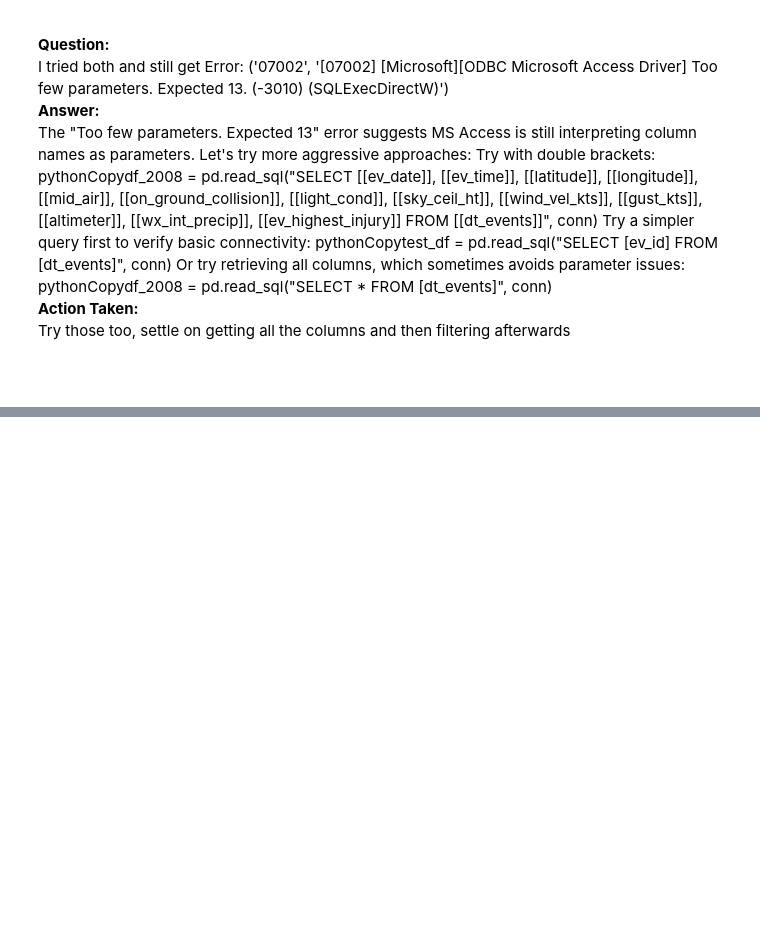
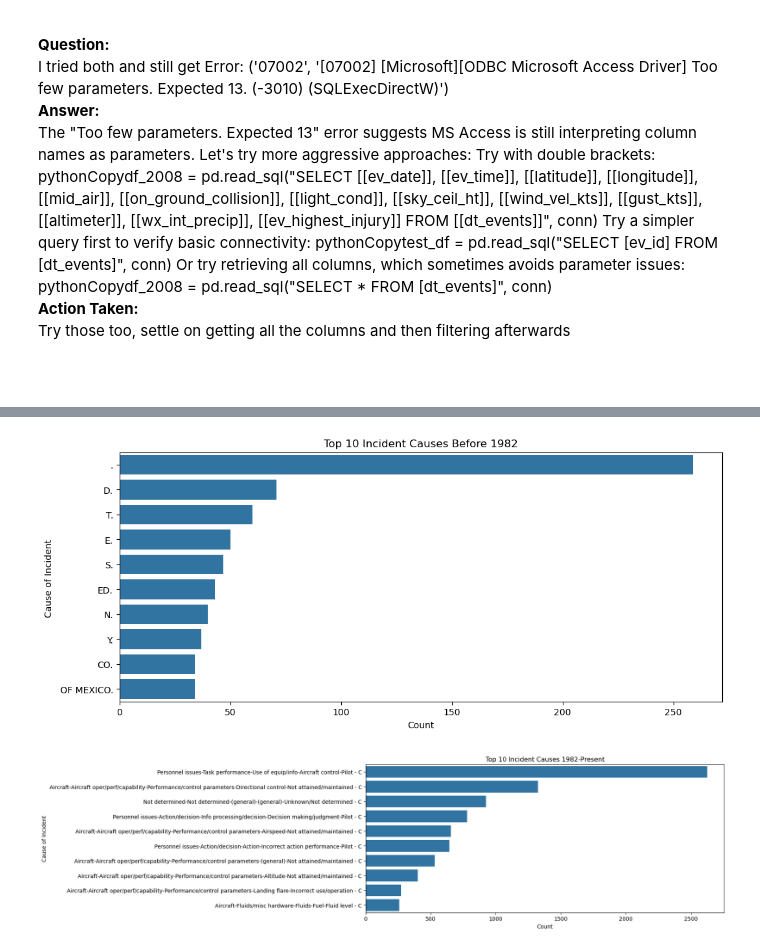
Before and after one commit to ErkenbrandCXVII/Intro_To_Data_Science, a Jupyter notebook: MATH4100_Project.ipynb, the cells around one changed output, grey strips where cells are left out. Cells and saved outputs as stored; diff of their text form; code cells hidden in the pictures; blank space fills up the shorter version.

```diff
--- a/MATH4100_Project.ipynb
+++ b/MATH4100_Project.ipynb
@@ -666,0 +766,25 @@ pythonCopydf_2008 = pd.read_sql("SELECT * FROM [dt_events]", conn)<br>
+# %%
+# Distribution of Cause Of Incident
+# plotting the distribution of incidents before 1982
+plt.figure(figsize=(12, 5))
+top_causes = data_before_1982_clean["CAUSE"].value_counts().nlargest(10).index
+sns.countplot(y=data_before_1982_clean[data_before_1982_clean["CAUSE"].isin(top_causes)]["CAUSE"],
+              order=top_causes)
+plt.title("Top 10 Incident Causes Before 1982")
+plt.xlabel("Count")
+plt.ylabel("Cause of Incident ")
+plt.show()
+
+
+# Distribution of Cause of Incident
+plt.figure(figsize=(12, 5))
+top_causes = data_start_1982_clean["finding_description"].value_counts().nlargest(10).index
+sns.countplot(y=data_start_1982_clean[data_start_1982_clean["finding_description"].isin(top_causes)]["finding_description"],
+              order=top_causes)
+plt.title("Top 10 Incident Causes 1982-Present")
+plt.xlabel("Count")
+plt.ylabel("Cause of Incident")
+plt.show()
+# %% [output]
+[figure, added]
+[figure, added]
```
Also changed, not shown: parts of 13 cells of this notebook.
